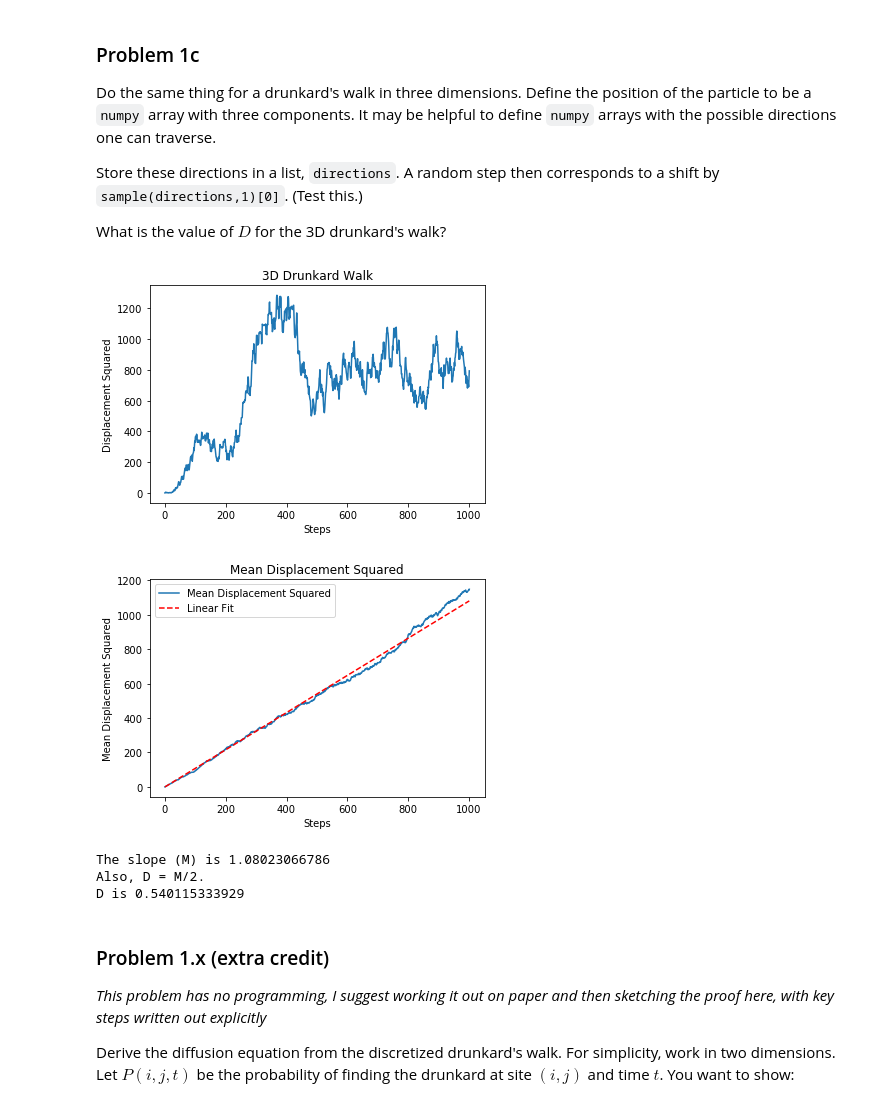
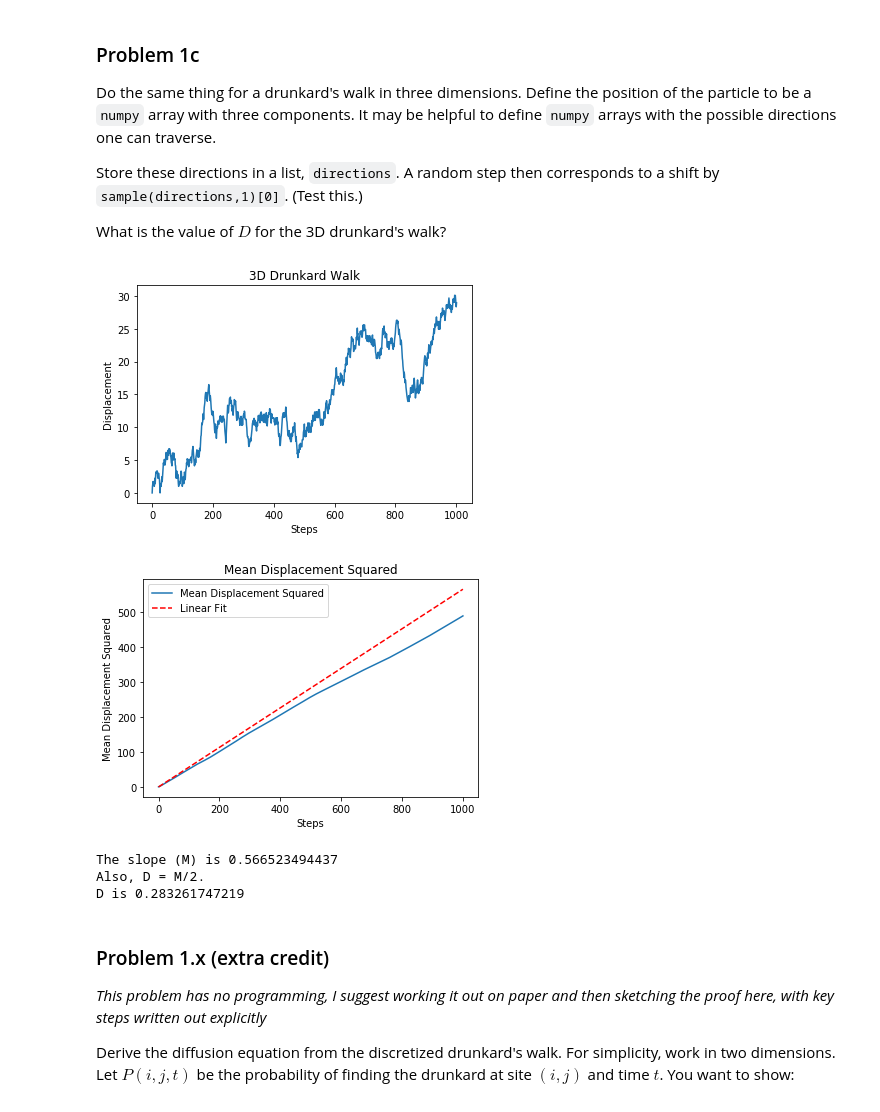
Before and after one commit to npham015/P77_Homework06, a Jupyter notebook: Homework 6.ipynb, the cells around one changed output. Saved outputs shown, nothing was run; the diff lists cells and outputs as text; code cells hidden in the pictures.

```diff
--- a/Homework 6.ipynb
+++ b/Homework 6.ipynb
@@ -104,11 +103,32 @@ def avgxsquared():
     #Create an array to contain all values
     path = []
     for drinker in range(nWalkers):
-        path.append(xsquared(drunkWalker()))
+        path.append(variance(drunkWalker()))
+        #path.append(xsquared(drunkWalker()))
     #Adds the vertical summation of the matrixes
-    sumpath = sum(path)
+    #sumpath = sum(path)
+    #print(len(path[0]))
+    sumpath = np.zeros(nSteps+1)
+    sumpath = sumpath.tolist()
+    #print(len(sumpath))
+    for i in path:
+        sumpath = np.add(i, sumpath)
     #Divide by number of walkers
     return np.divide(sumpath, nWalkers)
+
+def variance(arr):
+    """
+    Calculates the variance at each step for a single drunkard
+    arr - array of positions
+    """
+    var = []   #The variance at each step
+    #print(len(arr))
+    squared = xsquared(arr)
+    for i in range(len(arr)):
+        avg_x2 = sum(squared[0:i])/(i+1)
+        var.append(avg_x2)
+    #print(len(var))
+    return var
 
 ##Plotting
 mean_X2 = avgxsquared()
@@ -176,16 +196,16 @@ def norm(vec):
 def random3dwalk():
     """
     Function to manage the steps of the 3d drunkard;
-    Returns the displacement squared of the drunk guy
+    Returns the displacement of the drunk guy
     """
     pos0 = [0,0,0]
     pos = pos0
-    disp_squared = [0]
+    disp = [0]
     for i in range(steps):
         randwalk = sample(directions,1)[0]    #Picks 1 element from directions at random
         pos = np.add(pos, randwalk)
-        disp_squared.append((norm(pos)**2))
-    return disp_squared
+        disp.append((norm(pos)))
+    return disp
 
 #Function to add more drunk walkers
 def avgxsquared3d():
@@ -193,7 +213,7 @@ def avgxsquared3d():
     #Create an array to contain all values
     path = []
     for drinker in range(nWalkers):
-        path.append(random3dwalk())
+        path.append(variance(random3dwalk()))
     #print(path)
     #Adds the vertical summation of the matrixes
     pathh = np.array(path)  #make a numpy array to perform vertical summation
@@ -215,39 +235,39 @@ num2 = (sumy*sumxx) - (sumxy * sumx)     #Determinant of top for Y-intercept
 den = (N*sumxx) - (sumx* sumx)       #Determinant of bottom
 #Get the slope
 M = num1/den
 #Get the intercept
 B = num2/den
 #Find D (diffustve constant)
 D = M/2
 
 ##Plotting
 #One Drunkard
 plt.figure(1)
 plt.plot(s, random3dwalk())
 plt.title('3D Drunkard Walk')
 plt.xlabel('Steps')
-plt.ylabel('Displacement Squared')
+plt.ylabel('Displacement')
 
 #Many Drunkards
 plt.figure(2)
 plt.plot(s, avgxsquared3d(), label = 'Mean Displacement Squared')
 plt.title('Mean Displacement Squared')
 plt.xlabel('Steps')
 plt.ylabel('Mean Displacement Squared')
 
 #Plot linear regression line
 plt.plot(s, np.add(np.multiply(M,s), B), 'r--', label = 'Linear Fit')
 plt.legend()
 plt.show()
 print('The slope (M) is ' + str(M))
 print('Also, D = M/2.')
 print('D is ' + str(D))
 # %% [output]
-[figure, old version]
+[figure, new version]
-[figure, old version]
+[figure, new version]
-The slope (M) is 1.08023066786
+The slope (M) is 0.566523494437
 Also, D = M/2.
-D is 0.540115333929
+D is 0.283261747219
 # %% [markdown]
 ### Problem 1.x (extra credit)
 
```
Also changed, not shown: parts of 6 cells of this notebook.
